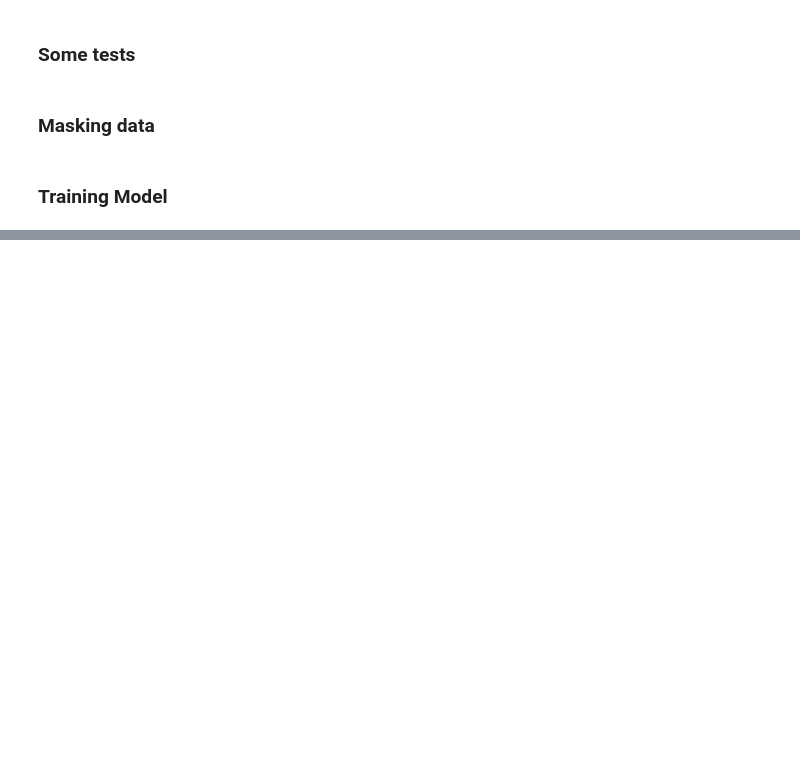
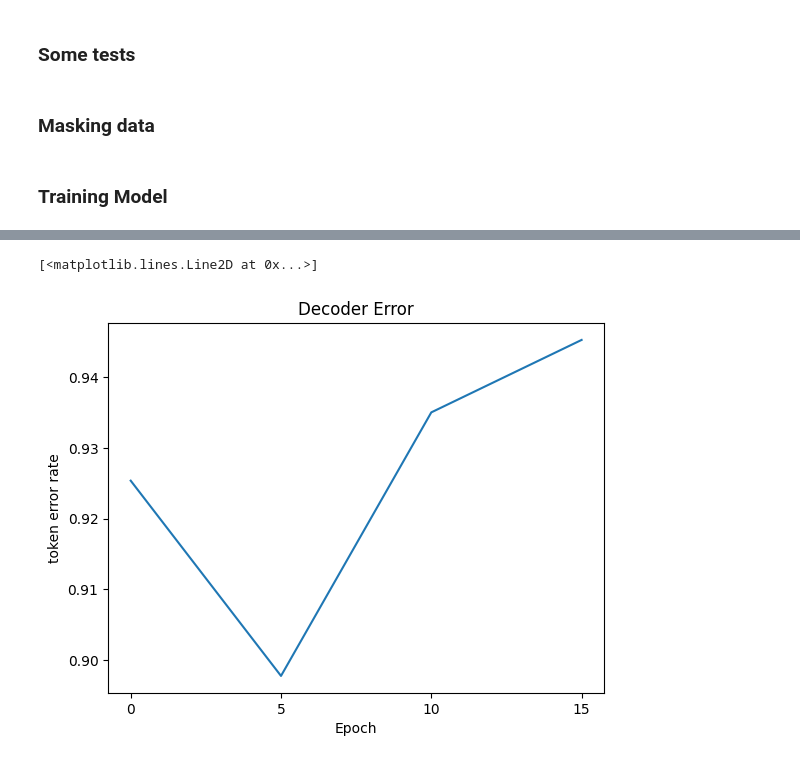
Before and after one commit to MatheusRDG/knowledge-graph-completion, a Jupyter notebook: experiments/4_model_training.ipynb, the cells around one changed output, grey strips where cells are left out. Drawn from its saved outputs; the diff is of its cells as text; code cells hidden in the pictures; blank space fills up the shorter version.

```diff
--- a/experiments/4_model_training.ipynb
+++ b/experiments/4_model_training.ipynb
@@ -221,0 +396,16 @@ plt.plot(loss_epoch)
+# %%
+import matplotlib.pyplot as plt
+
+plt.title("Decoder Error")
+plt.xlabel("Epoch")
+plt.ylabel("token error rate")
+plt.xticks(
+    list(map(lambda i: i * epoch_accuracy_frequency, list(range(len(decoder_error)))))
+)
+plt.plot(
+    list(map(lambda i: i * epoch_accuracy_frequency, list(range(len(decoder_error))))),
+    [i[2] for i in decoder_error],
+)
+# %% [output]
+[<matplotlib.lines.Line2D at 0x...>]
+[figure, added]
```
Also changed, not shown: parts of 21 cells of this notebook.
